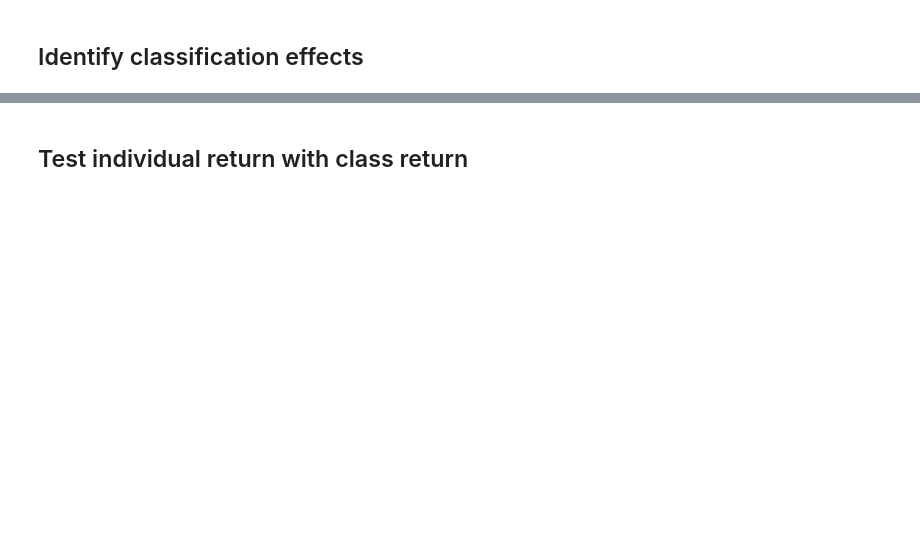
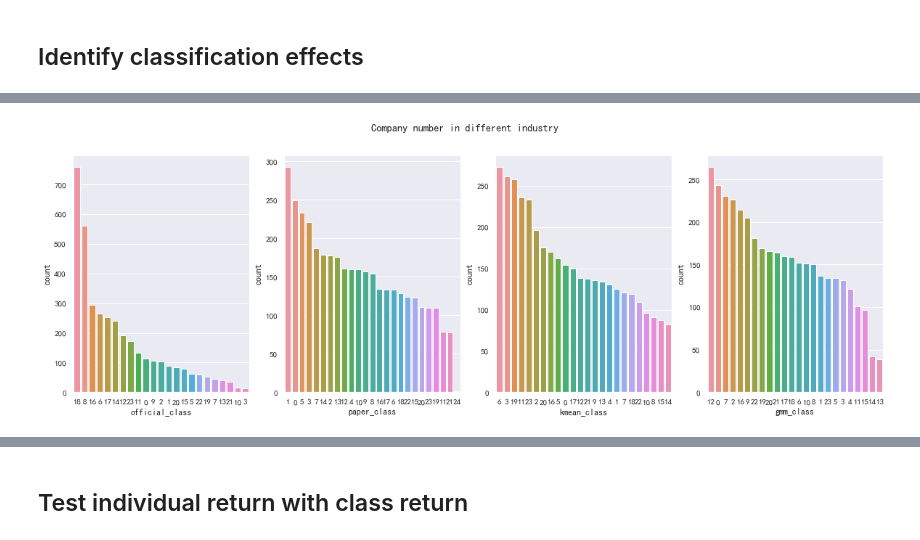
Before and after one commit to gaohaochenghc/industry-classification, a Jupyter notebook: Compute_companies_corr_by_intro.ipynb, the cells around one changed output, grey strips where cells are left out. Saved outputs shown, nothing was run; the diff lists cells and outputs as text; code cells hidden in the pictures; blank space fills up the shorter version.

Commit message:
add more model and compile classes

```diff
--- a/Compute_companies_corr_by_intro.ipynb
+++ b/Compute_companies_corr_by_intro.ipynb
@@ -96,0 +108,9 @@ kmean_class=ML_clustering(BERT_short,BERT_namelist,'kmean',26)
+# %%
+official_df=pd.read_csv('data/official_class.csv',index_col=0)
+le=LabelEncoder()
+le_class=le.fit_transform(official_df['official_class'])
+chinese_class=official_df['official_class']
+official_df['official_class']=le_class
+print('there are %d industries in official classification'%len(set(chinese_class)))
+print('there are %d companys in official classification'%len(chinese_class))
+official_df.head()
@@ -96,0 +128,8 @@ kmean_class=ML_clustering(BERT_short,BERT_namelist,'kmean',26)
+# %%
+kmean_class = ML_cluster(vec, namelist)
+gmm_class = ML_cluster(vec, namelist)
+kmean_class.generate_clusters("kmean", "org", n_clusters=24)
+gmm_class.generate_clusters("gmm", "org", n_clusters=24)
+kmean_df=kmean_class.output_clusters_df()
+gmm_df=gmm_class.output_clusters_df()
+kmean_df.head()
@@ -158,8 +144,0 @@ imeWarning: Glyph 33609 missing from current font.
-# %%
-f,ax=plt.subplots(1,3,figsize=(25,15))
-sns.set_style("whitegrid")
-plt.suptitle('Classification use dimensionality reduce',fontsize=15)
-
-for i in range(3):
-    sns.scatterplot(x='pca1',y='pca2',hue=combine_class_pca.namelist[i],data=combine_class_pca.combine_class,ax=ax[i])
-    ax[i].set_title(combine_class_pca.namelist[i]+' in PCA')
@@ -167,0 +145,8 @@ for i in range(3):
+# %%
+combine=combine_models()
+bert_matrix=all_data[0].copy()
+matrix_list=combine.get_merged_matrix([bert_matrix,bag_matrix],[official_df,paper_df, kmean_df, gmm_df])
+#combine.get_combine_cluster([official_df,paper_df, kmean_df, gmm_df])
+combine_class = combine.combine_cluster
+#matrix_list=combine.get_merged_matrix([bert_matrix,bag_matrix],[official_df,paper_df, kmean_df, gmm_df])
+combine_class.head()
@@ -167,0 +160,5 @@ for i in range(3):
+# %%
+first_analysis=performance_analysis('matrix_performance',class_df=combine_class,embadding_list=matrix_list)
+first_analysis.plot_count_plot()
+# %% [output]
+[figure, added]
```
Also changed, not shown: parts of 53 cells of this notebook, 12 other files.
